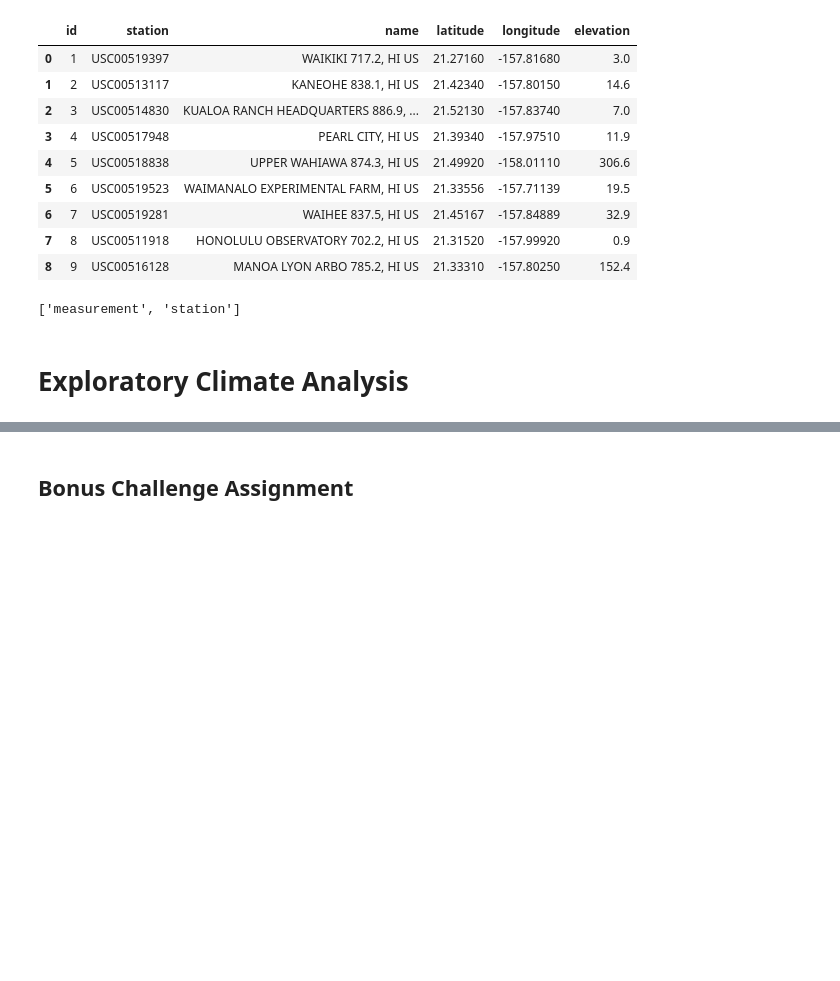
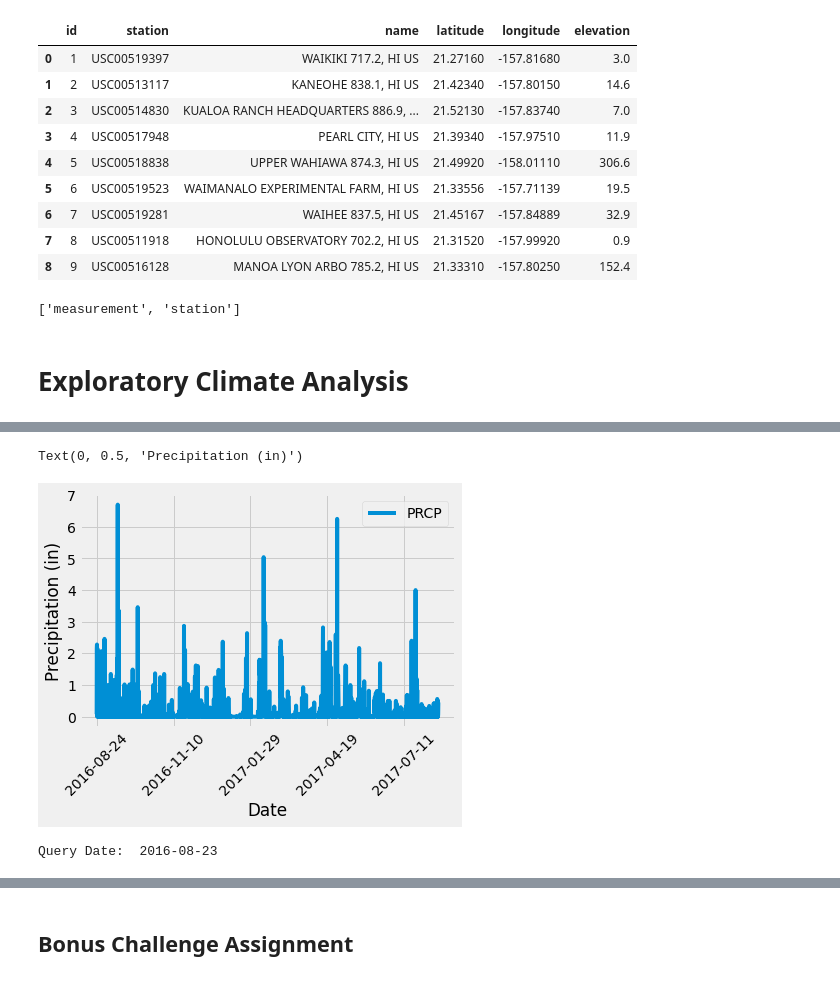
Before and after one commit to RUNTMC19/sqlalchemy-challenge, a Jupyter notebook: climate_starter.ipynb, the cells around one changed output, grey strips where cells are left out. Cells and saved outputs as stored; diff of their text form; code cells hidden in the pictures; blank space fills up the shorter version.

```diff
--- a/climate_starter.ipynb
+++ b/climate_starter.ipynb
@@ -75,0 +76,18 @@ session = Session(engine)
+# %%
+# Design a query to retrieve the last 12 months of precipitation data and plot the results
+
+query_date = dt.date(2017, 8, 23) - dt.timedelta(days=365)
+
+print("Query Date: ", query_date)
+
+results = session.query(Measurements.date, Measurements.prcp).filter(Measurements.date > query_date).order_by(Measurements.date).all()
+
+results
+
+prcp_12_months_df = pd.DataFrame(results, columns=['Date', 'PRCP',])
+
+prcp_12_months_df = prcp_12_months_df.replace(np.nan, 0)
+
+prcp_12_months_df.sort_values(by='Date')
+
+prcp_12_months_df
@@ -76,4 +109,16 @@ session = Session(engine)
+# %%
+prcp_12_months_df.plot(x="Date",y='PRCP',rot=45)
+plt.ylabel("Precipitation (in)")
+# %% [output]
+Text(0, 0.5, 'Precipitation (in)')
+[figure, added]
 # %%
 # Calculate the date 1 year ago from the last data point in the database
+
+one_year_date = dt.date(2017, 8, 23) - dt.timedelta(days=365)
+
+print("Query Date: ", query_date)
+# %% [output]
+Query Date:  2016-08-23
 # %%
 # Perform a query to retrieve the data and precipitation scores
```
Also changed, not shown: parts of 13 cells of this notebook.
